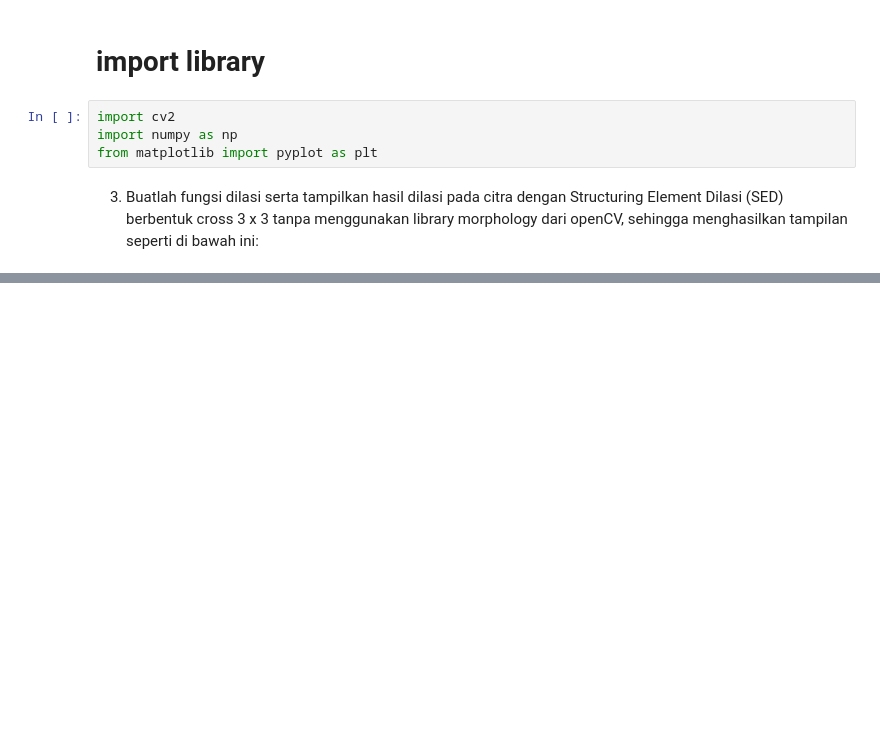
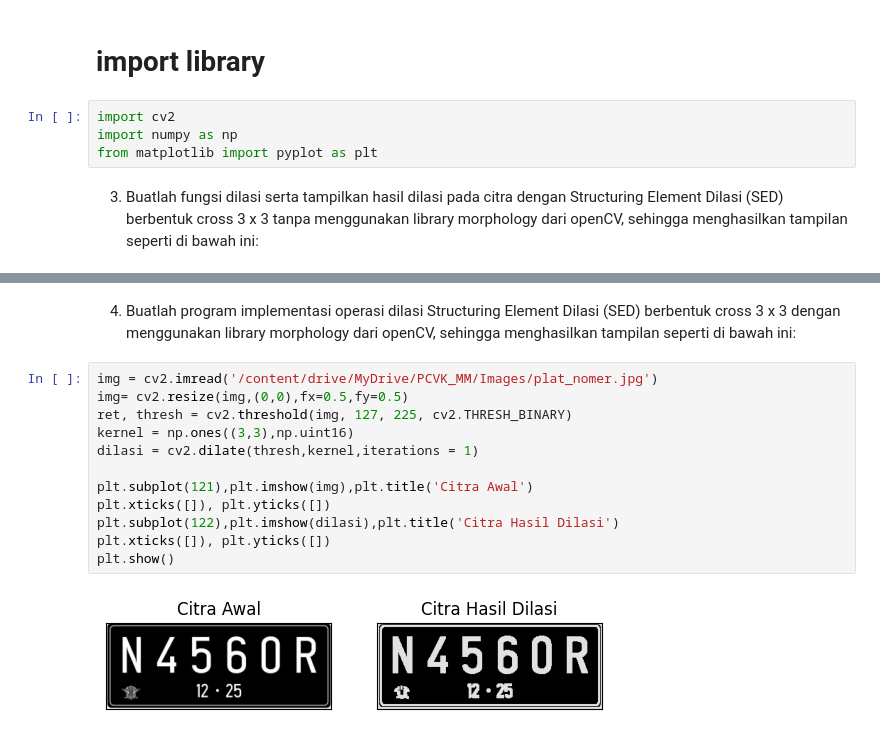
Before and after one commit to edoaurahman/PCVK, a Jupyter notebook: Week9.ipynb, the cells around one changed output, grey strips where cells are left out. Cells and saved outputs as stored; diff of their text form; blank space fills up the shorter version.

```diff
--- a/Week9.ipynb
+++ b/Week9.ipynb
@@ -45,3 +46,21 @@ plt.title('Citra Hasil Dilasi'), plt.xticks([]), plt.yticks([])
 plt.show()
 # %% [output]
 [figure]
+# %% [markdown]
+4. Buatlah program implementasi operasi dilasi Structuring Element Dilasi (SED)
+berbentuk cross 3 x 3 dengan menggunakan library morphology dari openCV,
+sehingga menghasilkan tampilan seperti di bawah ini:
+# %%
+img = cv2.imread('/content/drive/MyDrive/PCVK_MM/Images/plat_nomer.jpg')
+img= cv2.resize(img,(0,0),fx=0.5,fy=0.5)
+ret, thresh = cv2.threshold(img, 127, 225, cv2.THRESH_BINARY)
+kernel = np.ones((3,3),np.uint16)
+dilasi = cv2.dilate(thresh,kernel,iterations = 1)
+
+plt.subplot(121),plt.imshow(img),plt.title('Citra Awal')
+plt.xticks([]), plt.yticks([])
+plt.subplot(122),plt.imshow(dilasi),plt.title('Citra Hasil Dilasi')
+plt.xticks([]), plt.yticks([])
+plt.show()
+# %% [output]
+[figure, added]
```
Also changed, not shown: parts of 5 cells of this notebook.
